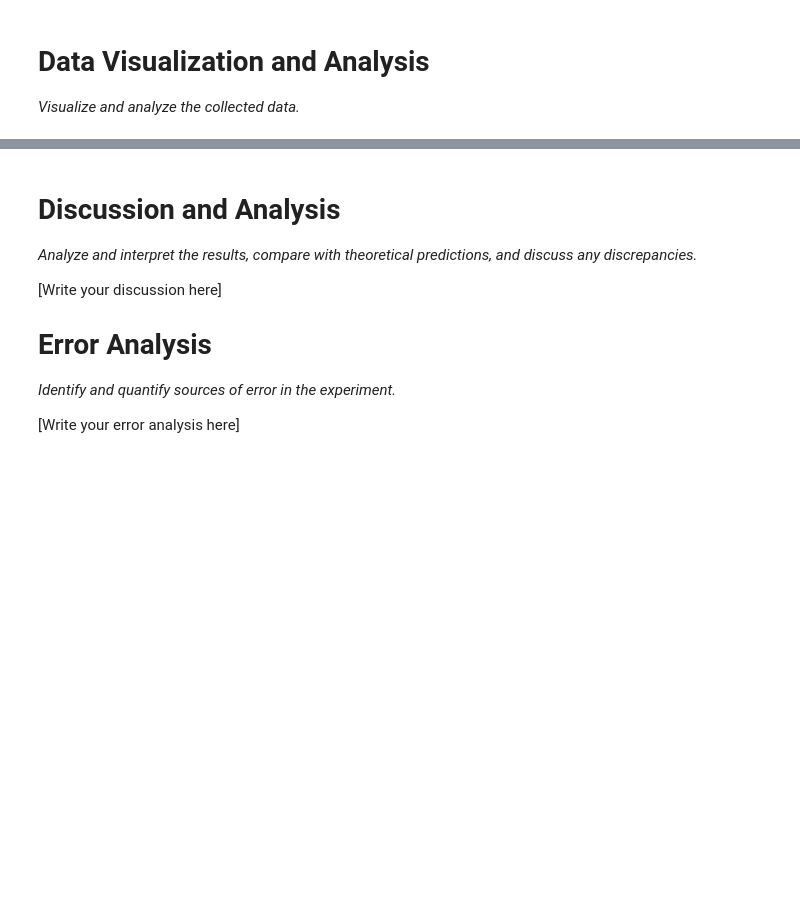
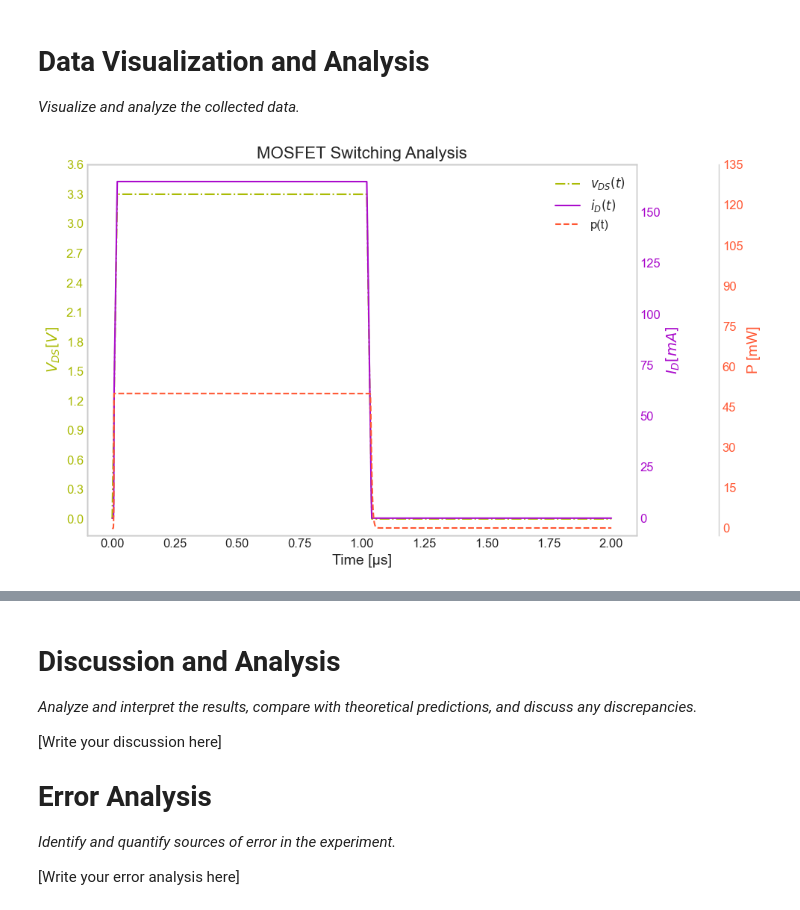
Before and after one commit to Ashu-NT/power_electronics_lab, a Jupyter notebook: src/Lab_2.ipynb, the cells around one changed output, grey strips where cells are left out. Cells and saved outputs as stored; diff of their text form; code cells hidden in the pictures; blank space fills up the shorter version.

```diff
--- a/src/Lab_2.ipynb
+++ b/src/Lab_2.ipynb
@@ -211,23 +211,23 @@ import pandas as pd
 # Use the code below if you want to read single .csv files
 # Pull a .csv and .txt files in the data folder
 
-IS_DATA_AVAILABLE = False
-simulation_data_path = "../data/tek0001CH1.csv" # Enter path to simulation data
-oscilloscope_data_path_ch1 = "../data/tek0001CH1.csv" # Enter path to chanel 1 oscilloscope data
-oscilloscope_data_path_ch2 = "../data/tek0001CH2.csv" # Enter path to chanel 2 osilloscope data
+IS_DATA_AVAILABLE = True
+simulation_data_path = "../data/Prep_Data/Mosfet_Switch.txt" # Enter path to simulation data
+#oscilloscope_data_path_ch1 = "../data/tek0001CH1.csv" # Enter path to chanel 1 oscilloscope data
+#oscilloscope_data_path_ch2 = "../data/tek0001CH2.csv" # Enter path to chanel 2 osilloscope data
 
 
 cleaned_sim_data = pd.DataFrame()
 cleaned_ch1_data = pd.DataFrame()
-cleaned_ch1_data = pd.DataFrame()
+cleaned_ch2_data = pd.DataFrame()
 
 if IS_DATA_AVAILABLE:
     sim_data = import_simulation_data(simulation_data_path)
-    ch1_data = import_measurement_data(oscilloscope_data_path_ch1)
-    ch2_data = import_measurement_data(oscilloscope_data_path_ch2)
+    #ch1_data = import_measurement_data(oscilloscope_data_path_ch1)
+    #ch2_data = import_measurement_data(oscilloscope_data_path_ch2)
 
     # Processing the data
 
     cleaned_sim_data = process_sim_data (sim_data)
-    cleaned_ch1_data = process_single_csv(ch1_data)
-    cleaned_ch2_data =process_single_csv(ch2_data)
+    #cleaned_ch1_data = process_single_csv(ch1_data)
+    #cleaned_ch2_data =process_single_csv(ch2_data)
@@ -276,3 +330,23 @@ if PLOT_SIM_DATA:
                     title="",
                     label=""
                )
+# %%
+# Plotting multiple data
+from components.data_visualizing import plot_multiple_sim_data
+
+PLOT_MULTI_SIM_DATA = True
+
+if PLOT_MULTI_SIM_DATA:
+    fig = plot_multiple_sim_data(
+        sim_data=cleaned_sim_data,
+        x_label='Time [µs]',
+        title='MOSFET Switching Analysis',
+        y1_label='$V_{DS} [V]$',
+        y2_label='$I_D [mA]$',
+        y3_label='P [mW]',
+        label1="$v_{DS}(t)$",
+        label2="$i_D(t)$",
+        label3="p(t)"
+    )
+# %% [output]
+[figure, added]
```
Also changed, not shown: parts of 6 cells of this notebook, 6 other files.
